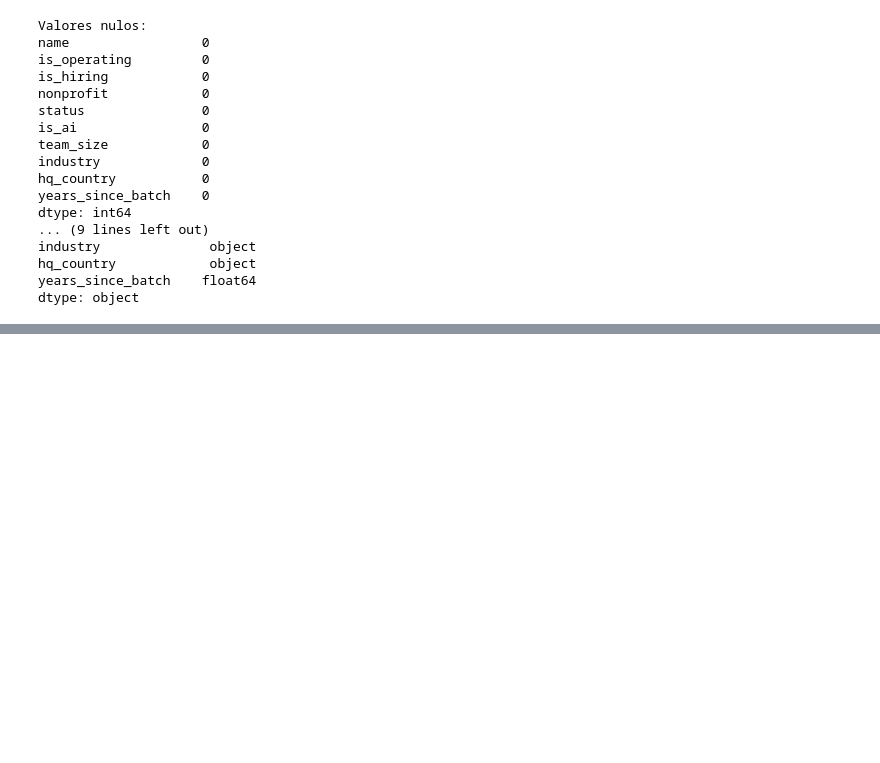
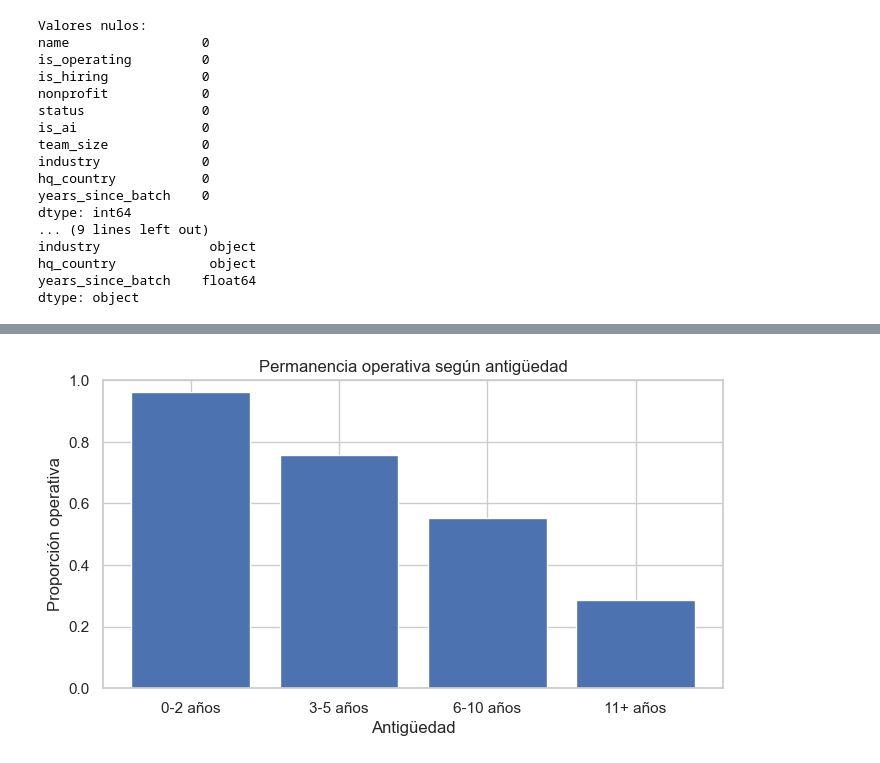
Before and after one commit to DanielCas7illo/U-Andres-Bello, a Jupyter notebook: F4/F4_AnálisisyResultados.ipynb, the cells around one changed output, grey strips where cells are left out. Drawn from its saved outputs; the diff is of its cells as text; code cells hidden in the pictures; blank space fills up the shorter version.

```diff
--- a/F4/F4_AnálisisyResultados.ipynb
+++ b/F4/F4_AnálisisyResultados.ipynb
@@ -158,0 +251,12 @@ print(df.shape)
+# %%
+antiguedad = (
+
+    df
+    .groupby("tramo_antiguedad")
+    ["is_operating"]
+    .mean()
+    .reset_index()
+
+)
+
+antiguedad
@@ -158,0 +269,27 @@ print(df.shape)
+# %%
+plt.figure(figsize=(8,4))
+
+plt.bar(
+
+    antiguedad["tramo_antiguedad"],
+    antiguedad["is_operating"]
+
+)
+
+plt.ylim(0,1)
+
+plt.xlabel(
+    "Antigüedad"
+)
+
+plt.ylabel(
+    "Proporción operativa"
+)
+
+plt.title(
+    "Permanencia operativa según antigüedad"
+)
+
+plt.show()
+# %% [output]
+[figure, added]
```
Also changed, not shown: parts of 9 cells of this notebook, 1 other file.
